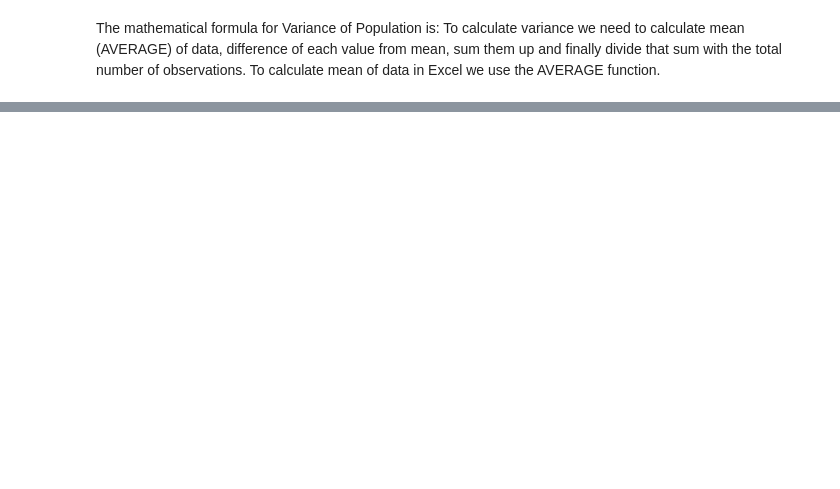
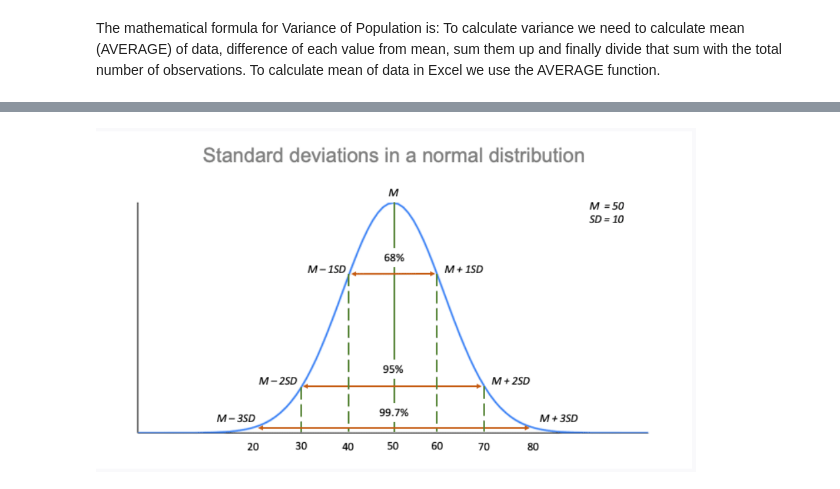
Before and after one commit to geetharamson/MLASTASK2020, a Jupyter notebook: TASK.ipynb, the cells around one changed output, grey strips where cells are left out. Saved outputs shown, nothing was run; the diff lists cells and outputs as text; code cells hidden in the pictures; blank space fills up the shorter version.

```diff
--- a/TASK.ipynb
+++ b/TASK.ipynb
@@ -710,0 +724,8 @@ np.std([0, 1], ddof=1)
+# %%
+# Import the Ipython.display image
+from IPython.display import Image
+
+# Image loaded
+Image(filename = "standard_dev.PNG", width = 600, height = 300)
+# %% [output]
+[figure, added]
```
Also changed, not shown: parts of 63 cells of this notebook, 1 other file.
